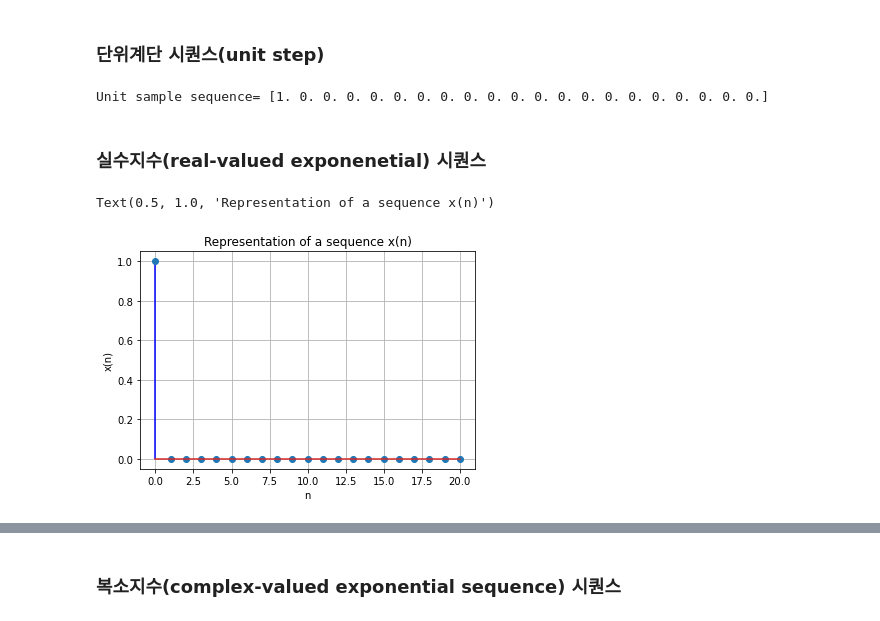
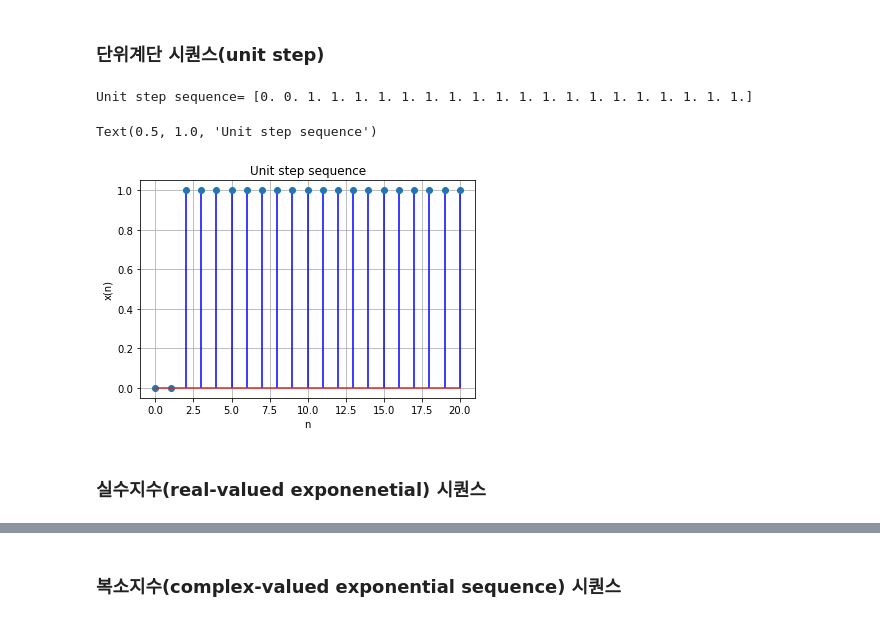
Before and after one commit to asdfrv20/DSP_python, a Jupyter notebook: chap03/chap03_basic_sequences.ipynb, the cells around one changed output, grey strips where cells are left out. Drawn from its saved outputs; the diff is of its cells as text; code cells hidden in the pictures.

```diff
--- a/chap03/chap03_basic_sequences.ipynb
+++ b/chap03/chap03_basic_sequences.ipynb
@@ -38,24 +61,20 @@ n = []
 # %% [markdown]
 ### 단위계단 시퀀스(unit step)
-# %%
-n = [-3,-2,-1,0,1,2,3,4]
-xn = [2,1,-1, 0,1,4,3,7]
-
-n0=0; n1=0; n2=20
-N=n2-n1+1; n = np.arange(N)
-xn = impseq(n0,n1,n2)
-
-print("Unit sample sequence=",xn)
-# %% [output]
-Unit sample sequence= [1. 0. 0. 0. 0. 0. 0. 0. 0. 0. 0. 0. 0. 0. 0. 0. 0. 0. 0. 0. 0.]
+# %%
+# unit step 시퀀스 설정
+n0=2; n1=0; n2=20    # n0: 단위계단시작위치, n1: 순서시퀀스 시작, n2: 끝
+N = n2-n1+1          # N: 시퀀스 길이
+n = np.arange(0,N)   # n: 순서 시퀀스
+xn = stepseq(n0,n1,n2)
+print('Unit step sequence=',xn)
+
+# 그래프
+plt.stem(n,xn,'b'); plt.grid()
+plt.xlabel('n'); plt.ylabel('x(n)')
+plt.title("Unit step sequence")
+# %% [output]
+Unit step sequence= [0. 0. 1. 1. 1. 1. 1. 1. 1. 1. 1. 1. 1. 1. 1. 1. 1. 1. 1. 1. 1.]
+Text(0.5, 1.0, 'Unit step sequence')
+[figure, added]
 # %% [markdown]
 ### 실수지수(real-valued exponenetial) 시퀀스
-# %%
-# 단위샘플 시퀀스 그래프
-plt.figure(2)
-plt.stem(n,xn,"b"); plt.grid()
-plt.xlabel("n"); plt.ylabel("x(n)")
-plt.title("Representation of a sequence x(n)")
-# %% [output]
-Text(0.5, 1.0, 'Representation of a sequence x(n)')
-[figure, removed]
```
Also changed, not shown: parts of 9 cells of this notebook, 1 other file.
